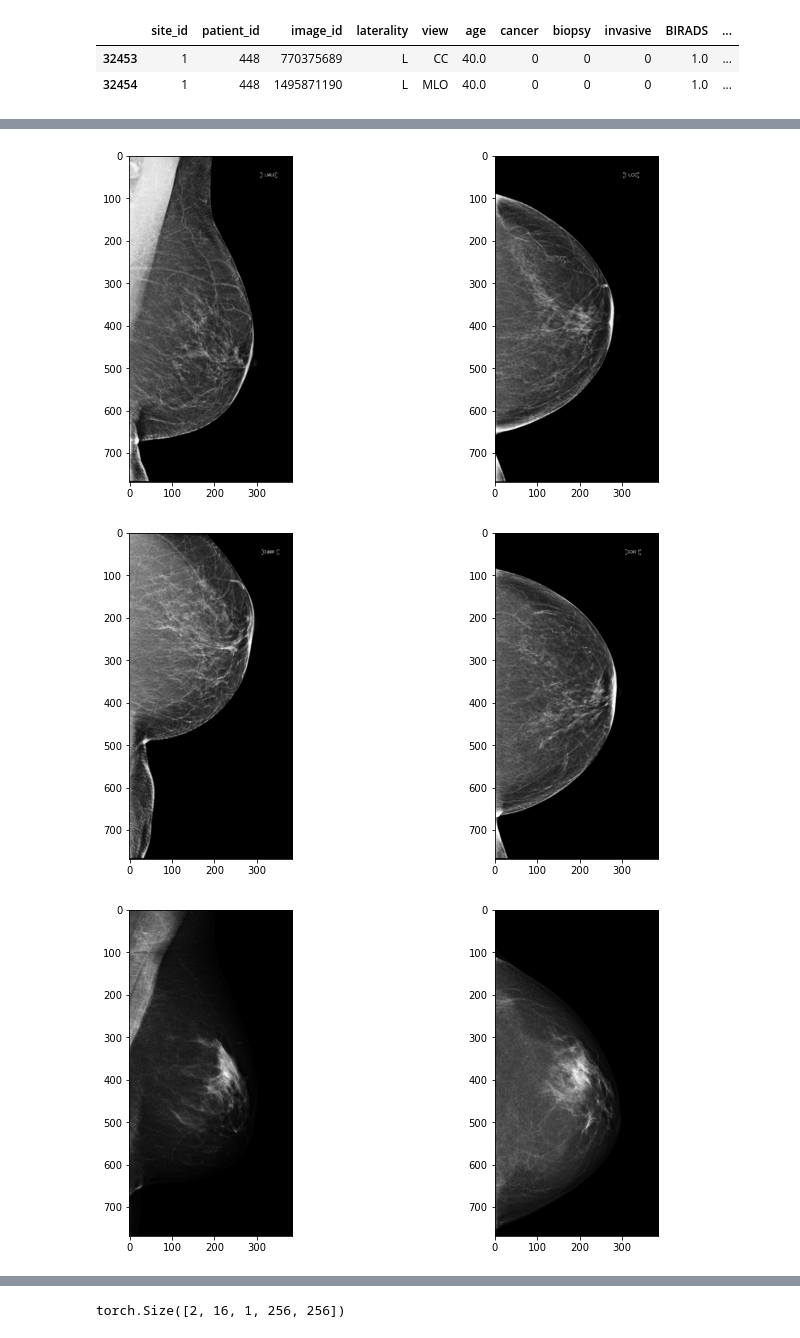
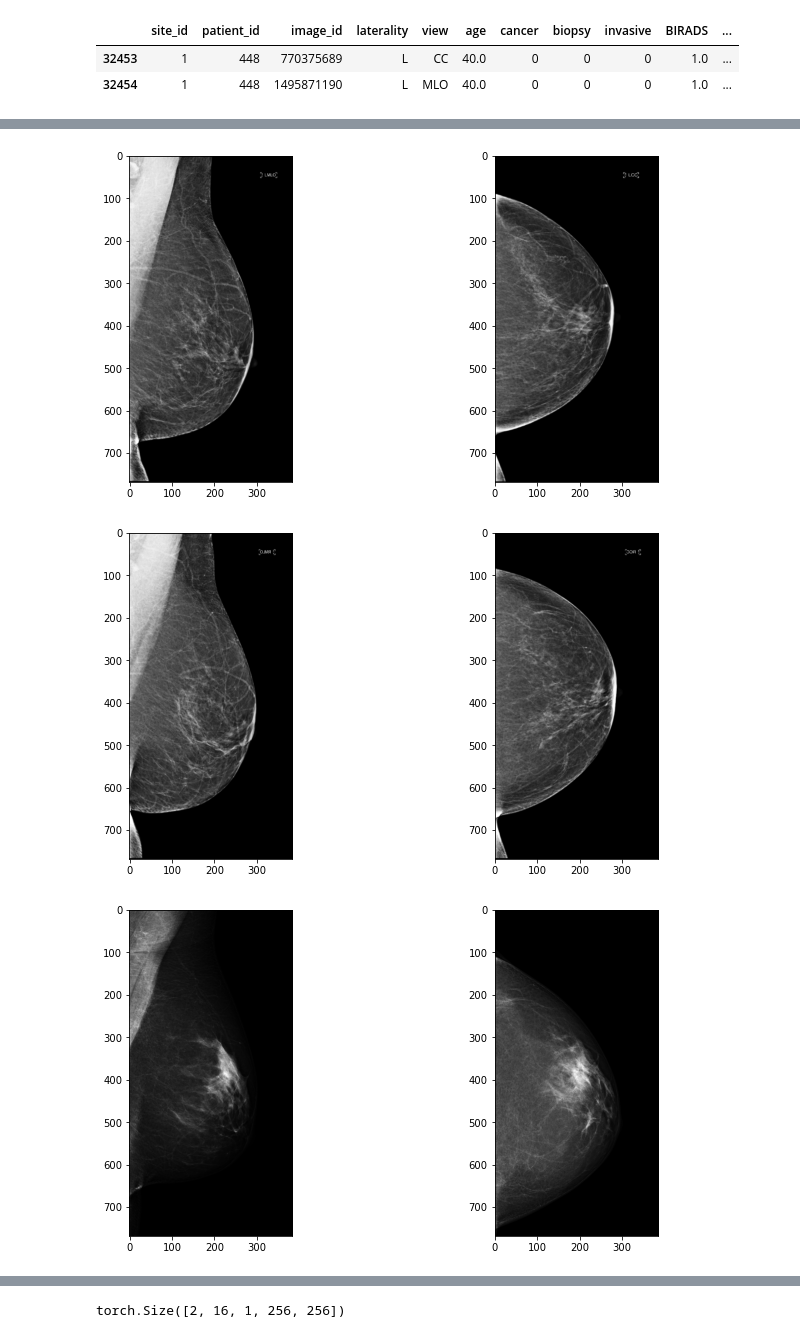
Before and after one commit to analokmaus/kaggle-rsna-breast-cancer, a Jupyter notebook: 00_eda.ipynb, the cells around one changed output, grey strips where cells are left out. Saved outputs shown, nothing was run; the diff lists cells and outputs as text; code cells hidden in the pictures.

```diff
--- a/00_eda.ipynb
+++ b/00_eda.ipynb
@@ -198,20 +198,21 @@ ds.df_dict[ds.pids[160]]
 # %%
 for i in np.arange(160, 170):
 # for i in np.arange(0, 10001, 2000):
     img, label = ds[i]
+    img = (img - img.min()) / (img.max() - img.min())
     plt.figure(figsize=(12, 6))
     plt.subplot(1, 2, 1)
     plt.imshow(img[0, 0], cmap='gray')
     plt.subplot(1, 2, 2)
     plt.imshow(img[1, 0], cmap='gray')
     plt.show()
     # plt.savefig(f'input/plot/{i}.png', facecolor='white')
     plt.close()
 # %% [output]
 [figure]
 [figure]
 [figure]
-[figure, old version]
+[figure, new version]
 [figure]
 [figure]
 [figure]
```
Also changed, not shown: parts of 4 cells of this notebook, 6 other files.
